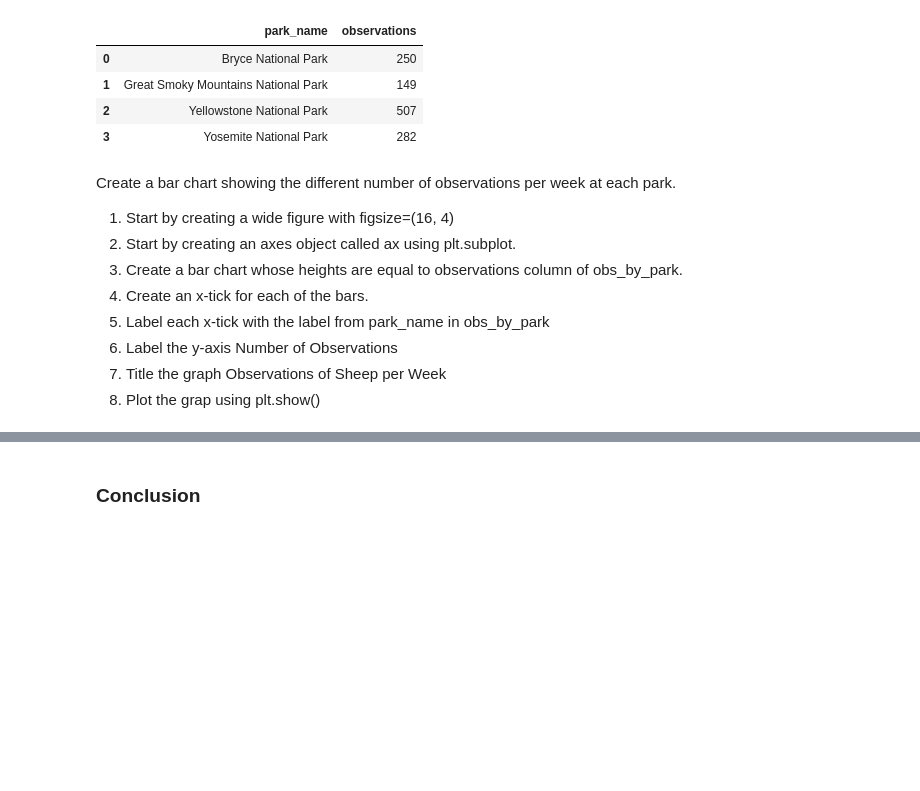
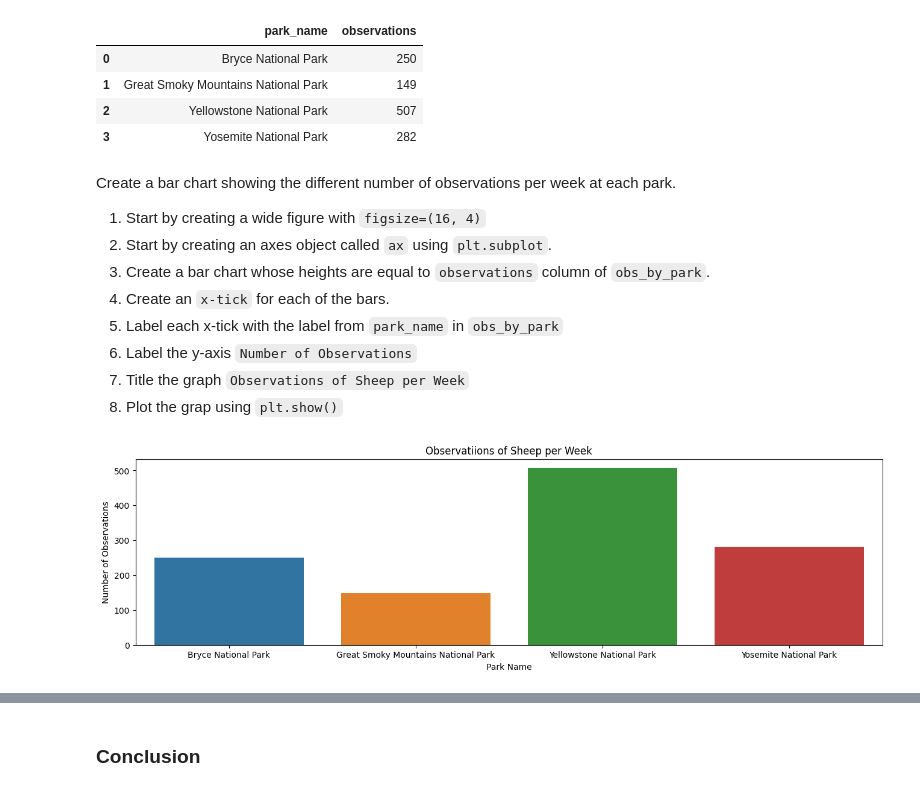
Before and after one commit to Kate-Pol/Biodiversity-in-National-Parks, a Jupyter notebook: biodiversity_.ipynb, the cells around one changed output, grey strips where cells are left out. Saved outputs shown, nothing was run; the diff lists cells and outputs as text; code cells hidden in the pictures; blank space fills up the shorter version.

```diff
--- a/biodiversity_.ipynb
+++ b/biodiversity_.ipynb
@@ -680,11 +680,21 @@ obs_by_park
 # %% [markdown]
 Create a bar chart showing the different number of observations per week at each park.
 
-1. Start by creating a wide figure with figsize=(16, 4)
-2. Start by creating an axes object called ax using plt.subplot.
-3. Create a bar chart whose heights are equal to observations column of obs_by_park.
-4. Create an x-tick for each of the bars.
-5. Label each x-tick with the label from park_name in obs_by_park
-6. Label the y-axis Number of Observations
-7. Title the graph Observations of Sheep per Week
-8. Plot the grap using plt.show()
+1. Start by creating a wide figure with `figsize=(16, 4)`
+2. Start by creating an axes object called `ax` using `plt.subplot`.
+3. Create a bar chart whose heights are equal to `observations` column of `obs_by_park`.
+4. Create an `x-tick` for each of the bars.
+5. Label each x-tick with the label from `park_name` in `obs_by_park`
+6. Label the y-axis `Number of Observations`
+7. Title the graph `Observations of Sheep per Week`
+8. Plot the grap using `plt.show()`
+# %%
+plt.figure(figsize=(16, 4))
+ax = plt.subplot()
+sns.barplot(data = obs_by_park, x = 'park_name', y = 'observations')
+plt.xlabel('Park Name')
+plt.ylabel('Number of Observations')
+plt.title('Observatiions of Sheep per Week')
+plt.show()
+# %% [output]
+[figure, added]
```
Also changed, not shown: parts of 10 cells of this notebook.
